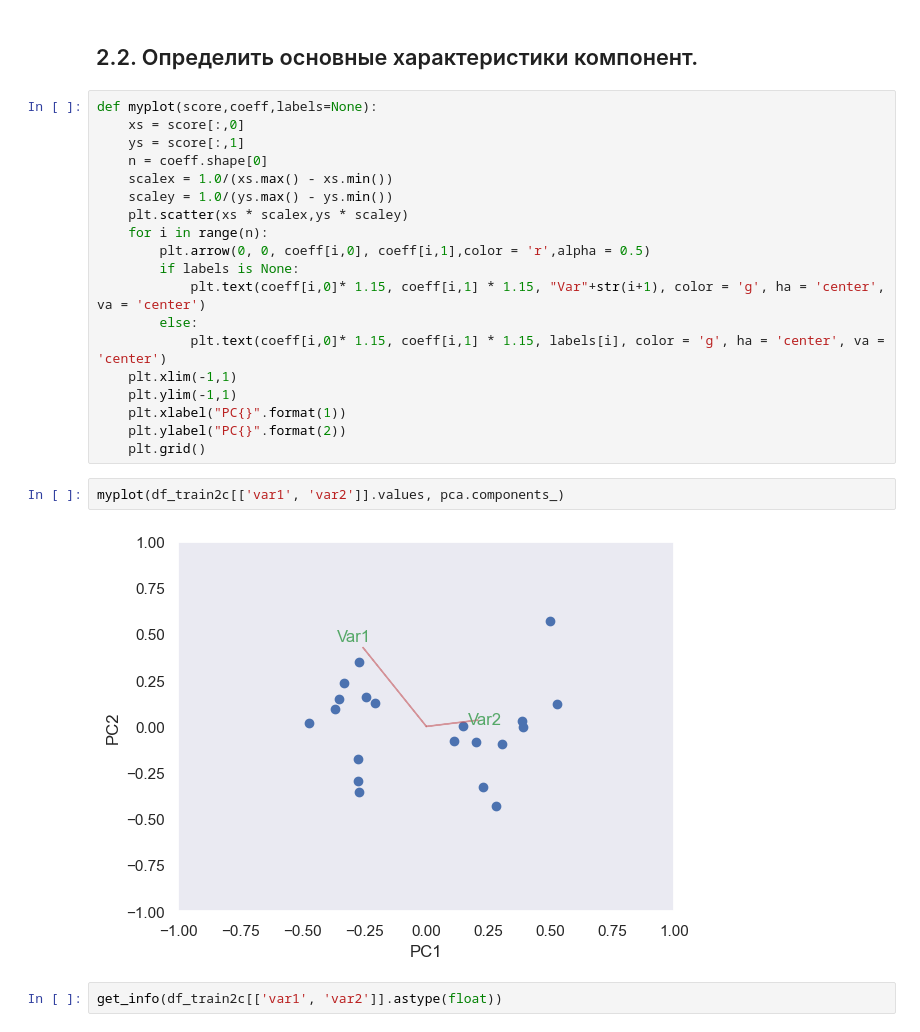
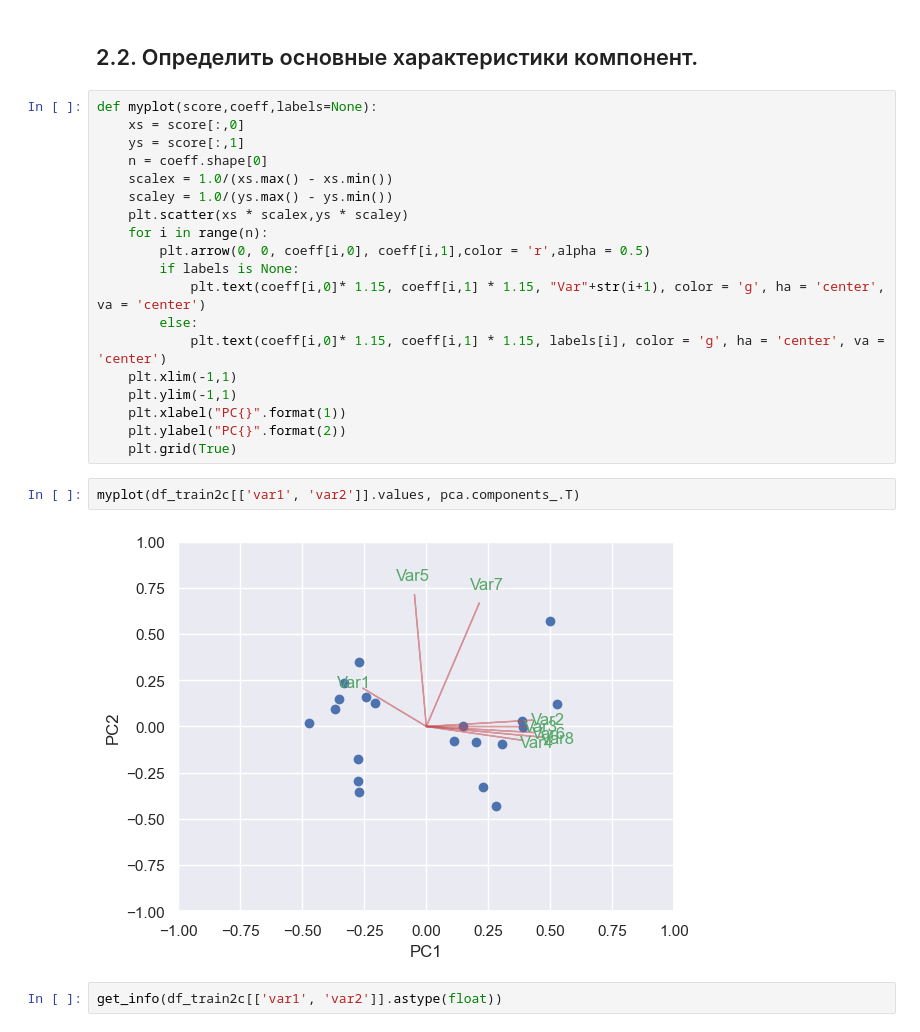
Before and after one commit to vitamin1312/Statistics, a Jupyter notebook: Lab5/main.ipynb, the cells around one changed output. Drawn from its saved outputs; the diff is of its cells as text.

```diff
--- a/Lab5/main.ipynb
+++ b/Lab5/main.ipynb
@@ -364,11 +364,11 @@ def myplot(score,coeff,labels=None):
     plt.ylim(-1,1)
     plt.xlabel("PC{}".format(1))
     plt.ylabel("PC{}".format(2))
-    plt.grid()
+    plt.grid(True)
 # %%
-myplot(df_train2c[['var1', 'var2']].values, pca.components_)
+myplot(df_train2c[['var1', 'var2']].values, pca.components_.T)
 # %% [output]
-[figure, old version]
+[figure, new version]
 # %%
 get_info(df_train2c[['var1', 'var2']].astype(float))
 # %% [output]
```
Also changed, not shown: parts of 5 cells of this notebook.
